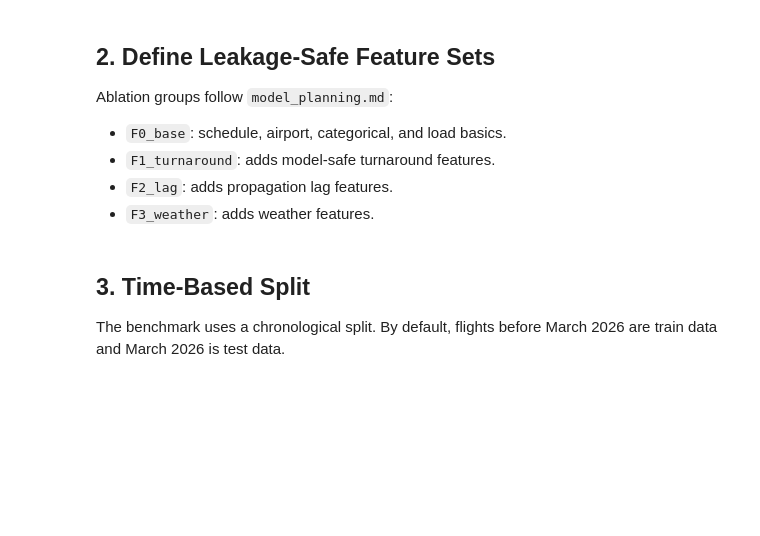
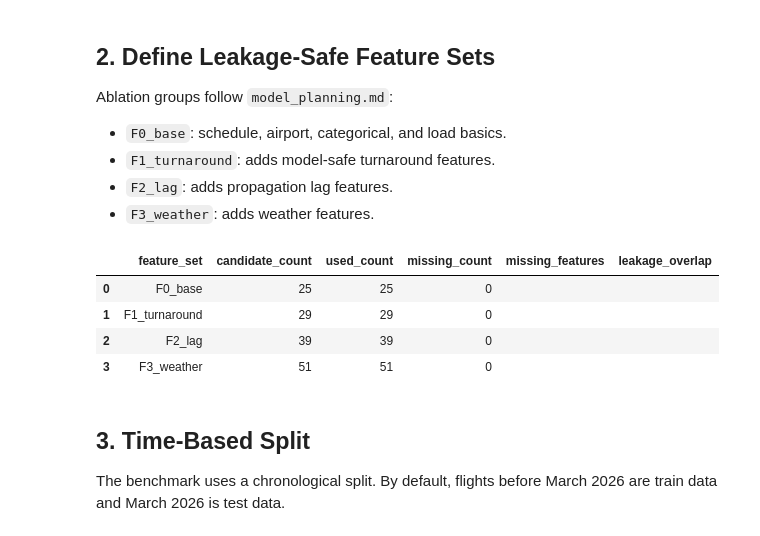
Before and after one commit to hunf299/DS108-AeroDelay, a Jupyter notebook: Source code/model_training.ipynb, the cells around one changed output. Drawn from its saved outputs; the diff is of its cells as text; code cells hidden in the pictures; blank space fills up the shorter version.

```diff
--- a/Source code/model_training.ipynb
+++ b/Source code/model_training.ipynb
@@ -143,52 +160,48 @@ F2_LAG = [
     "Prev_Turnaround_Buffer_Tail_1", "Prev_Turnaround_Buffer_Tail_2",
     "Rolling_Turnaround_Buffer_Tail_3",
     "Prev_Departure_Delay_Airport_1", "Rolling_Departure_Delay_Airport_3",
+    "Airline_Avg_Delay_Rate", "Airline_Delay_Volatility"
 ]
 
 WEATHER_FEATURES = [
-    "temperature", "precipitation", "cloudcover", "pressure", "humidity", "visibility",
-    "dew_point_2m", "weather_code", "cape", "lifted_index", "cloud_cover_low",
-    "Visibility_SM", "Visibility_Deficit_5KM_M", "Visibility_Deficit_3SM_M",
-    "Visibility_Severity_Score", "Dew_Point_Spread_C", "Wind_Sector",
-    "Wind_Runway_Relative_Angle_Deg", "Wind_Kt", "Crosswind_Kt", "Headwind_Kt",
-    "Tailwind_Default_Runway_Kt", "Temp_Change_1H_C", "Temp_Change_3H_C",
-    "Pressure_Change_3H_Hpa", "Precip_Cumsum_1H_Mm", "Precip_Cumsum_3H_Mm",
-    "Precip_Cumsum_6H_Mm", "Wind_Gust_Estimate_Kt", "Crosswind_Max_3H_Kt",
-    "Gust_Variation_Kt", "Is_Rain", "Is_Heavy_Rain", "Is_Low_Visibility", "Is_Fog",
-    "Is_Dewpoint_Spread_Le_1_5C", "Is_Radiation_Fog_Risk", "Is_WMO_Rain_Code",
-    "Is_Below_3SM_Visibility", "Is_Below_1SM_Visibility", "Is_Crosswind_10kt",
-    "Is_Tailwind_Default_Runway_5kt", "Is_Low_Ceiling_Risk", "Is_Severe_Convection_Risk",
-    "Is_Thunderstorm_Risk", "Convective_Severity_Score", "Runway_Wet_Risk",
-    "Forced_Runway_Swap_Risk", "Weather_Delay_Risk_Score", "Aviation_Operational_Risk_Score",
+    "Visibility_Severity_Score",
+    "Is_Rain", "Is_Heavy_Rain","Is_Fog", "Is_Crosswind_10kt", "Is_Low_Ceiling_Risk",
+    "Is_Thunderstorm_Risk", "Convective_Severity_Score", "Runway_Wet_Risk", "Forced_Runway_Swap_Risk", "Weather_Delay_Risk_Score", "Aviation_Operational_Risk_Score"
 ]
 
 FEATURE_SETS = {
     "F0_base": F0_BASE,
     "F1_turnaround": F0_BASE + F1_TURNAROUND,
     "F2_lag": F0_BASE + F1_TURNAROUND + F2_LAG,
     "F3_weather": F0_BASE + F1_TURNAROUND + F2_LAG + WEATHER_FEATURES,
 }
 
 def available_features(columns, candidates):
     return [c for c in candidates if c in columns and c not in LEAKAGE_OR_LABEL_COLUMNS]
 
 feature_audit_rows = []
 for set_name, candidates in FEATURE_SETS.items():
     used = available_features(df.columns, candidates)
     missing = sorted(set(candidates) - set(used))
     leaked = sorted(set(used) & LEAKAGE_OR_LABEL_COLUMNS)
     feature_audit_rows.append({
         "feature_set": set_name,
         "candidate_count": len(candidates),
         "used_count": len(used),
         "missing_count": len(missing),
         "missing_features": ", ".join(missing),
         "leakage_overlap": ", ".join(leaked),
     })
 
 feature_audit = pd.DataFrame(feature_audit_rows)
 feature_audit.to_csv(REPORT_DIR / "02_feature_set_audit.csv", index=False)
 display(feature_audit)
+# %% [output]
+|  | feature_set | candidate_count | used_count | missing_count | missing_features | leakage_overlap |
+| 0 | F0_base | 25 | 25 | 0 |  |  |
+| 1 | F1_turnaround | 29 | 29 | 0 |  |  |
+| 2 | F2_lag | 39 | 39 | 0 |  |  |
+| 3 | F3_weather | 51 | 51 | 0 |  |  |
 # %% [markdown]
 ## 3. Time-Based Split
 
```
Also changed, not shown: parts of 5 cells of this notebook, 11 other files.
